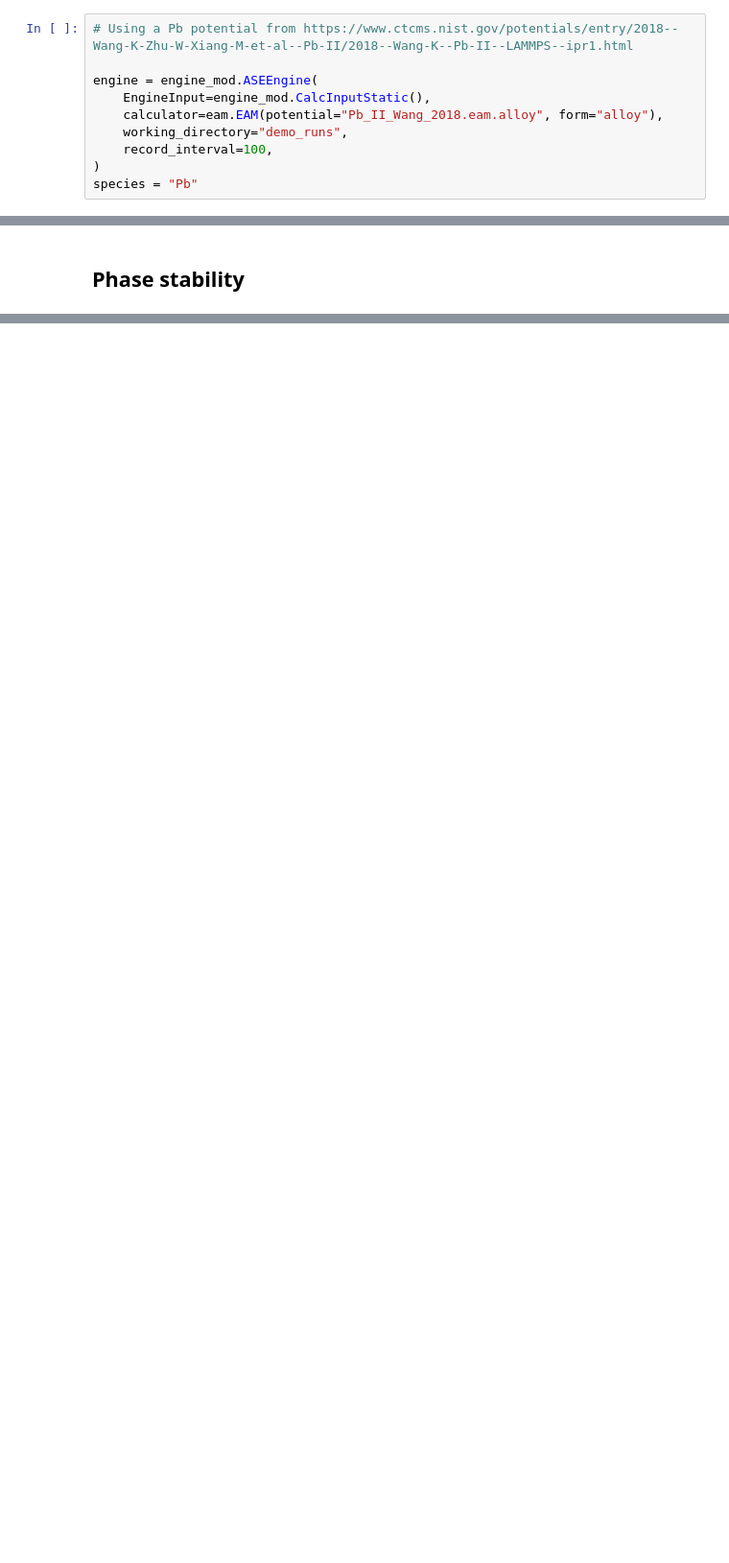
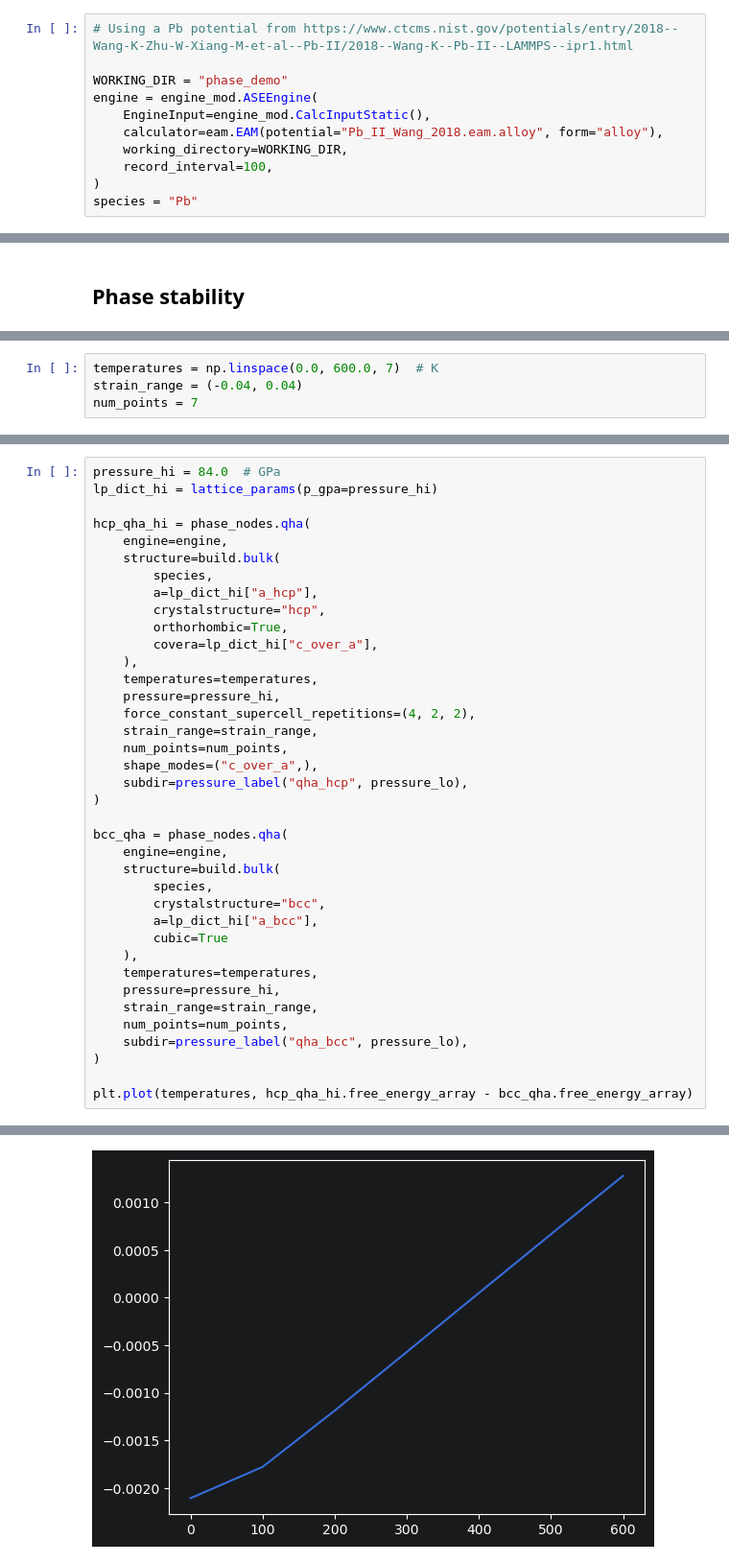
Before and after one commit to liamhuber/draft-demonstrators, a Jupyter notebook: phase_stability.ipynb, the cells around one changed output, grey strips where cells are left out. Shown at 96% size. Saved outputs shown, nothing was run; the diff lists cells and outputs as text; blank space fills up the shorter version.

```diff
--- a/phase_stability.ipynb
+++ b/phase_stability.ipynb
@@ -10,10 +10,11 @@ from demonstrators import phase_nodes
 # %%
 # Using a Pb potential from https://www.ctcms.nist.gov/potentials/entry/2018--Wang-K-Zhu-W-Xiang-M-et-al--Pb-II/2018--Wang-K--Pb-II--LAMMPS--ipr1.html
 
+WORKING_DIR = "phase_demo"
 engine = engine_mod.ASEEngine(
     EngineInput=engine_mod.CalcInputStatic(),
     calculator=eam.EAM(potential="Pb_II_Wang_2018.eam.alloy", form="alloy"),
-    working_directory="demo_runs",
+    working_directory=WORKING_DIR,
     record_interval=100,
 )
 species = "Pb"
@@ -243,0 +56,4 @@ Warning: point group symmetries of supercell and primitivecell are different.
+# %%
+temperatures = np.linspace(0.0, 600.0, 7)  # K
+strain_range = (-0.04, 0.04)
+num_points = 7
@@ -243,0 +131,39 @@ Warning: point group symmetries of supercell and primitivecell are different.
+# %%
+pressure_hi = 84.0  # GPa
+lp_dict_hi = lattice_params(p_gpa=pressure_hi)
+
+hcp_qha_hi = phase_nodes.qha(
+    engine=engine,
+    structure=build.bulk(
+        species,
+        a=lp_dict_hi["a_hcp"],
+        crystalstructure="hcp",
+        orthorhombic=True,
+        covera=lp_dict_hi["c_over_a"],
+    ),
+    temperatures=temperatures,
+    pressure=pressure_hi,
+    force_constant_supercell_repetitions=(4, 2, 2),
+    strain_range=strain_range,
+    num_points=num_points,
+    shape_modes=("c_over_a",),
+    subdir=pressure_label("qha_hcp", pressure_lo),
+)
+
+bcc_qha = phase_nodes.qha(
+    engine=engine,
+    structure=build.bulk(
+        species,
+        crystalstructure="bcc",
+        a=lp_dict_hi["a_bcc"],
+        cubic=True
+    ),
+    temperatures=temperatures,
+    pressure=pressure_hi,
+    strain_range=strain_range,
+    num_points=num_points,
+    subdir=pressure_label("qha_bcc", pressure_lo),
+)
+
+plt.plot(temperatures, hcp_qha_hi.free_energy_array - bcc_qha.free_energy_array)
+# %% [output]
@@ -244 +201,2 @@ Warning: point group symmetries of supercell and primitivecell are different.
+[figure, added]
 # %%
```
Also changed, not shown: parts of 6 cells of this notebook, 1 other file.
